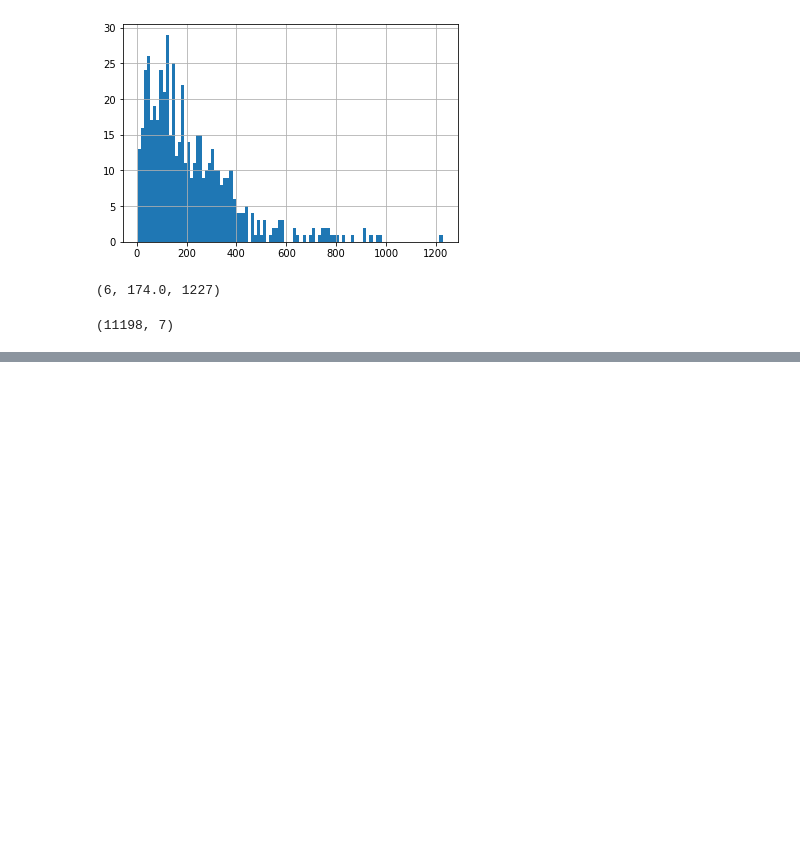
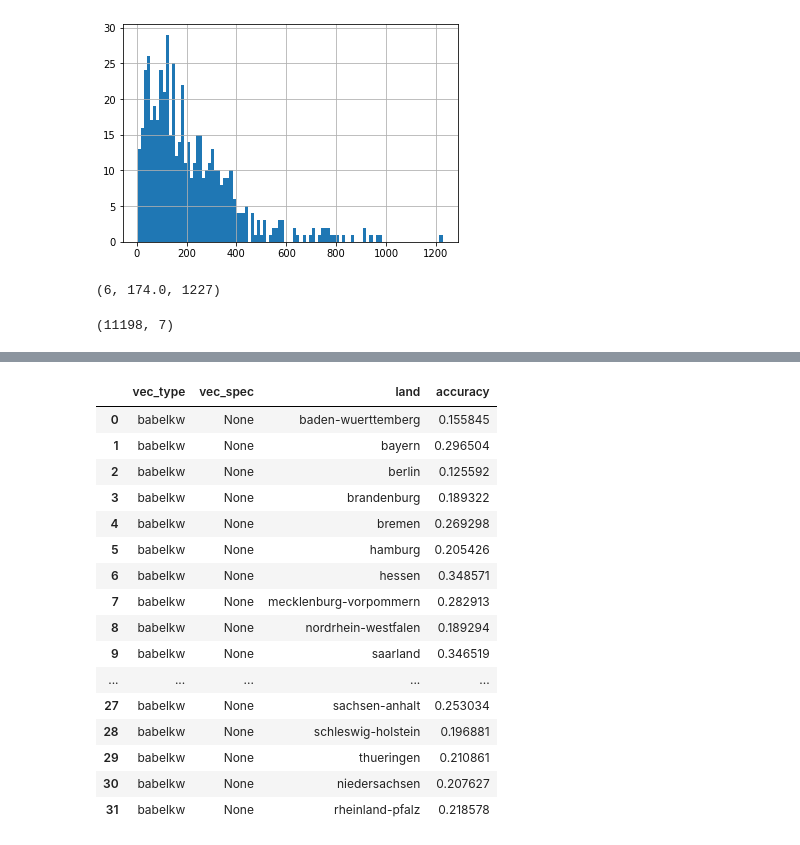
Before and after one commit to rxvl-d/curri, a Jupyter notebook: notebooks/paper-submission.ipynb, the cells around one changed output, grey strips where cells are left out. Drawn from its saved outputs; the diff is of its cells as text; code cells hidden in the pictures; blank space fills up the shorter version.

```diff
--- a/notebooks/paper-submission.ipynb
+++ b/notebooks/paper-submission.ipynb
@@ -67,0 +60,3 @@ expected = v_counts.copy() = v_counts.mean()
+# %%
+with open('../data/cache/leifi_enough_text.pkl', 'wb') as f:
+    pickle.dump(leifi, f)
@@ -68,3 +65,6 @@ expected = v_counts.copy() = v_counts.mean()
+# %%
+with open('../data/cache/leifi_enough_text.pkl', 'rb') as f:
+    leifi = pickle.load(f)
 # %%
 def agg_land(land_df):
     grade_dist = land_df.klass.value_counts()
@@ -124,13 +164,7 @@ trainer = Trainer('../data/')
 # %%
-results = []
-for vec_type in []:
-    for land in leifi.land.unique():
-        res, features = trainer.train_score(dict(
-            land=land,
-            name='xgbClassifier',
-            vec_type='kw',
-            args=[
-                10,
-                leifi[leifi.land==land].klass.nunique()
-            ]
-        ))
+results = list()
+
+
+for job_desc in tqdm(job_descs):
+    result, _ = trainer.train_score(job_desc)
+    results.append((job_desc, result))
@@ -155,0 +171,16 @@ INFO:root:train_score: {'land': 'berlin', 'name': 'xgbClassifier', 'vec_type': '
+# %%
+as_df = []
+for (job_desc, result) in results:
+    acc = result['accuracy']
+    vec_type = job_desc['vec_type']
+    vec_spec = ','.join(list(map(str, job_desc['vec_type_args']))) if len(job_desc['vec_type_args']) >= 1 else None
+    land = job_desc['land']
+    as_df.append((vec_type, vec_spec, land, acc))
+
+df = pd.DataFrame(as_df, columns=['vec_type', 'vec_spec', 'land', 'accuracy'])
+df.groupby(['vec_type', 'vec_spec']).accuracy.mean()
+
+
+# df.\
+#     pivot(index='land', columns='vec_type').transpose().\
+#     style.highlight_max(color='lightgreen').highlight_min(color='red')
@@ -155,0 +200,20 @@ INFO:root:train_score: {'land': 'berlin', 'name': 'xgbClassifier', 'vec_type': '
+# %%
+df
+# %% [output]
+|  | vec_type | vec_spec | land | accuracy |
+| 0 | babelkw | None | baden-wuerttemberg | 0.155845 |
+| 1 | babelkw | None | bayern | 0.296504 |
+| 2 | babelkw | None | berlin | 0.125592 |
+| 3 | babelkw | None | brandenburg | 0.189322 |
+| 4 | babelkw | None | bremen | 0.269298 |
+| 5 | babelkw | None | hamburg | 0.205426 |
+| 6 | babelkw | None | hessen | 0.348571 |
+| 7 | babelkw | None | mecklenburg-vorpommern | 0.282913 |
+| 8 | babelkw | None | nordrhein-westfalen | 0.189294 |
+| 9 | babelkw | None | saarland | 0.346519 |
+| ... | ... | ... | ... | ... |
+| 27 | babelkw | None | sachsen-anhalt | 0.253034 |
+| 28 | babelkw | None | schleswig-holstein | 0.196881 |
+| 29 | babelkw | None | thueringen | 0.210861 |
+| 30 | babelkw | None | niedersachsen | 0.207627 |
+| 31 | babelkw | None | rheinland-pfalz | 0.218578 |
```
Also changed, not shown: parts of 34 cells of this notebook, 3 other files.
